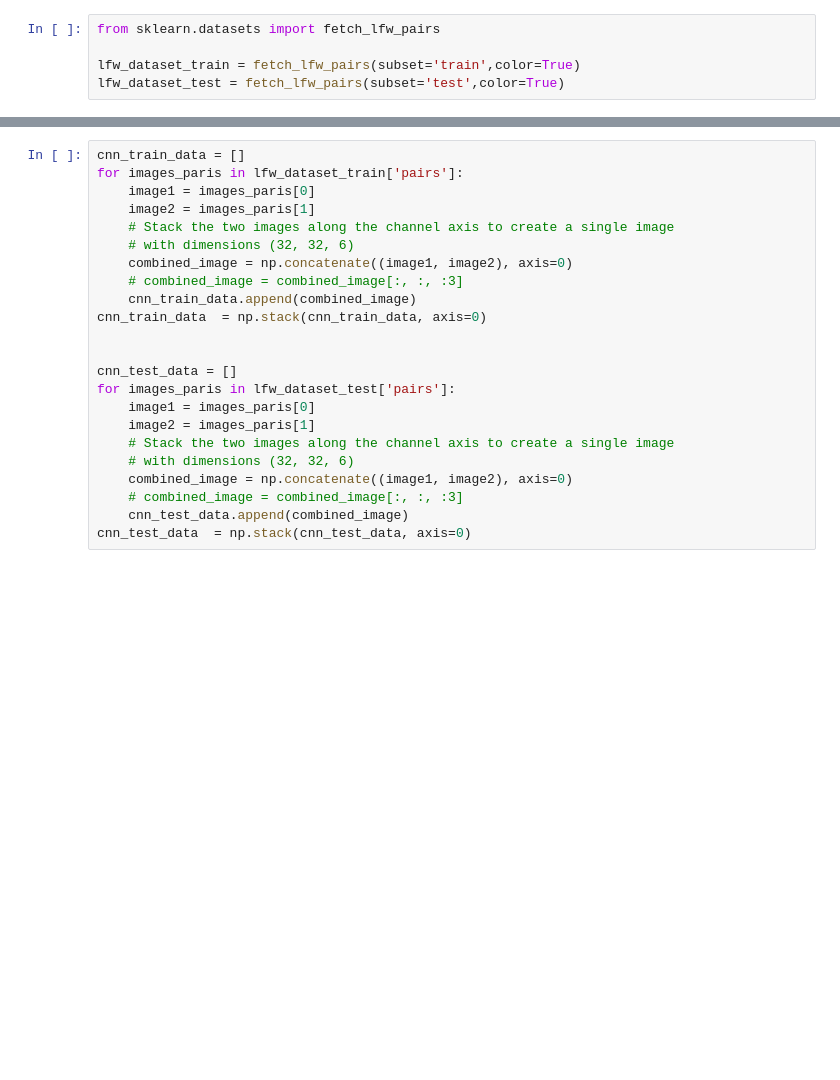
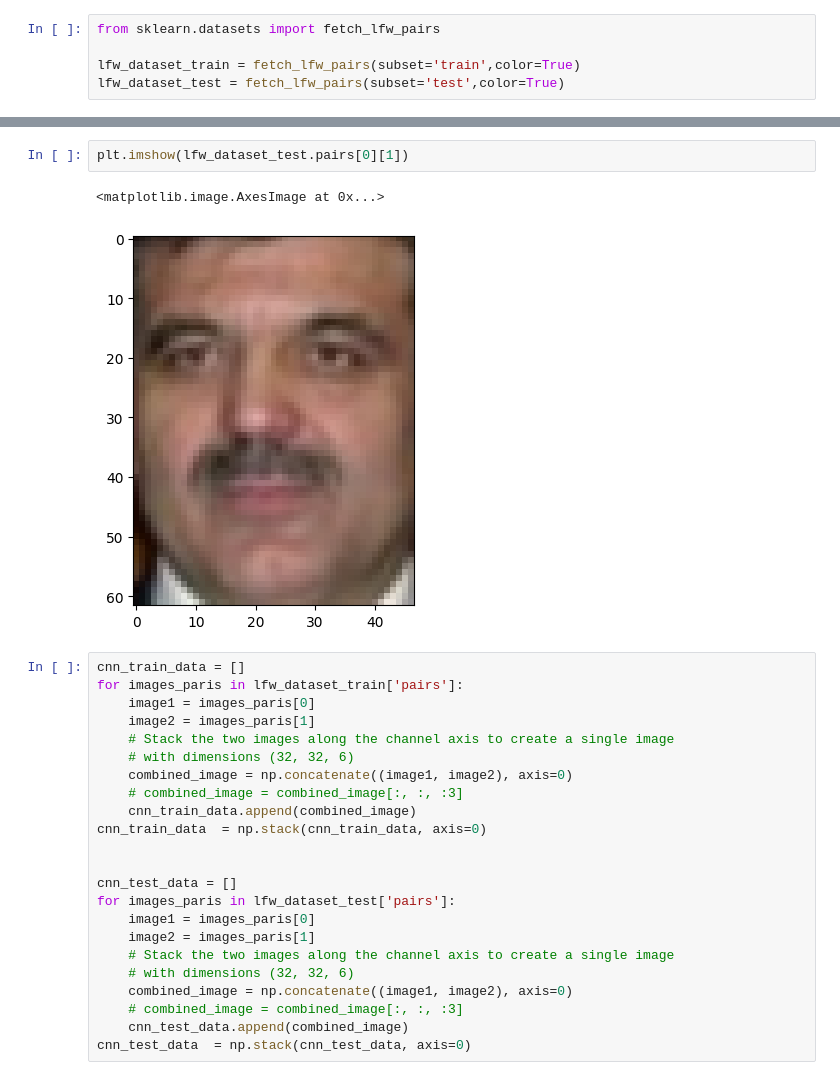
Before and after one commit to Adeeba0311/Labeled-Faces-in-the-Wild, a Jupyter notebook: src/pair_dataset/Resnet_50_model.ipynb, the cells around one changed output, grey strips where cells are left out. Saved outputs shown, nothing was run; the diff lists cells and outputs as text; blank space fills up the shorter version.

```diff
--- a/src/pair_dataset/Resnet_50_model.ipynb
+++ b/src/pair_dataset/Resnet_50_model.ipynb
@@ -74,3 +83,8 @@ lfw_dataset_test = fetch_lfw_pairs(subset='test',color=True)
+# %%
+plt.imshow(lfw_dataset_test.pairs[0][1])
+# %% [output]
+<matplotlib.image.AxesImage at 0x...>
+[figure, added]
 # %%
 cnn_train_data = []
 for images_paris in lfw_dataset_train['pairs']:
```
Also changed, not shown: parts of 4 cells of this notebook, 9 other files.
